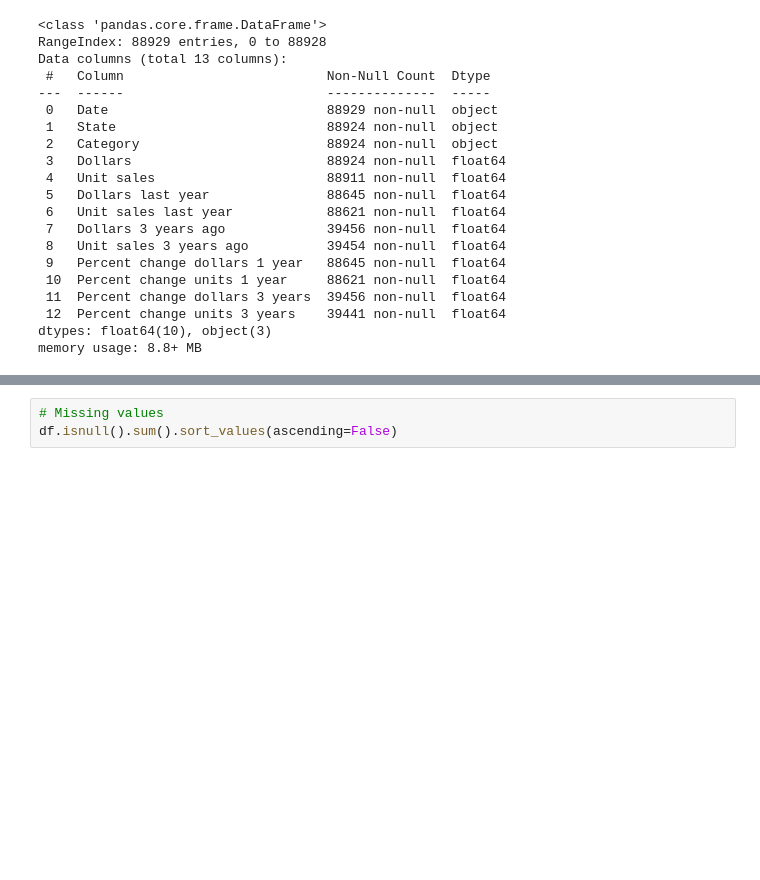
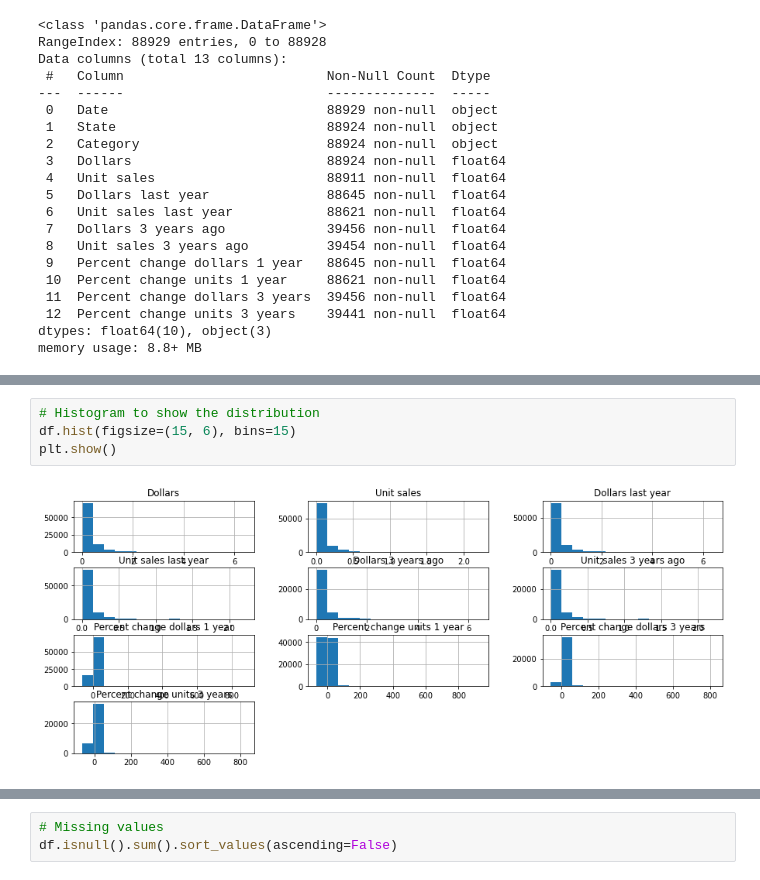
Before and after one commit to khdizon/Data-Viz_KD, a Jupyter notebook: USDA-FoodData_Visual.ipynb, the cells around one changed output, grey strips where cells are left out. Cells and saved outputs as stored; diff of their text form; blank space fills up the shorter version.

```diff
--- a/USDA-FoodData_Visual.ipynb
+++ b/USDA-FoodData_Visual.ipynb
@@ -103,0 +190,6 @@ memory usage: 8.8+ MB
+# %%
+# Histogram to show the distribution
+df.hist(figsize=(15, 6), bins=15)
+plt.show()
+# %% [output]
+[figure, added]
```
Also changed, not shown: parts of 84 cells of this notebook.
